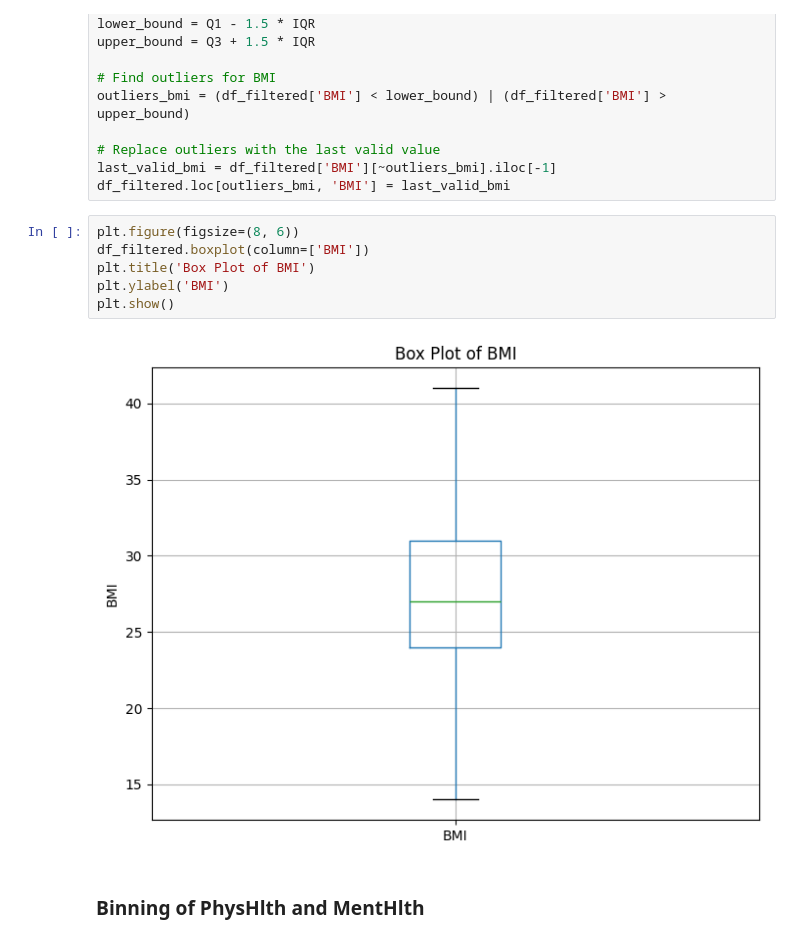
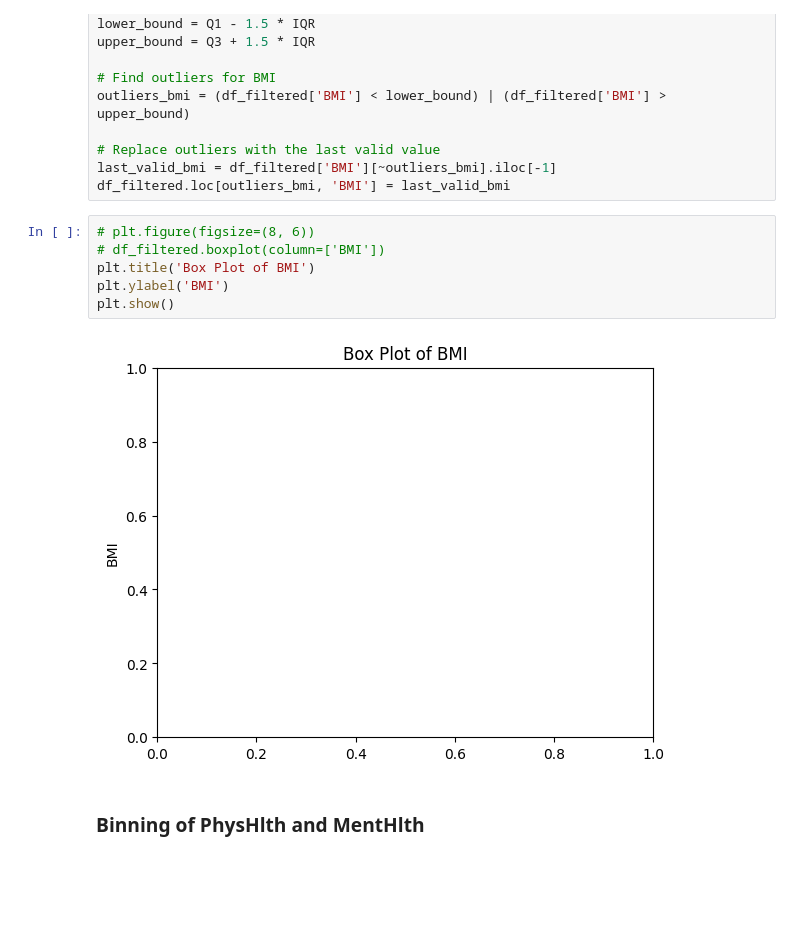
Before and after one commit to Iwaniukooo11/ml-diabetes-prediction, a Jupyter notebook: Diabetes_FE_H.ipynb, the cells around one changed output. Saved outputs shown, nothing was run; the diff lists cells and outputs as text; blank space fills up the shorter version.

```diff
--- a/Diabetes_FE_H.ipynb
+++ b/Diabetes_FE_H.ipynb
@@ -72,13 +95,13 @@ outliers_bmi = (df_filtered['BMI'] < lower_bound) | (df_filtered['BMI'] > upper_
 last_valid_bmi = df_filtered['BMI'][~outliers_bmi].iloc[-1]
 df_filtered.loc[outliers_bmi, 'BMI'] = last_valid_bmi
 # %%
-plt.figure(figsize=(8, 6))
-df_filtered.boxplot(column=['BMI'])
+# plt.figure(figsize=(8, 6))
+# df_filtered.boxplot(column=['BMI'])
 plt.title('Box Plot of BMI')
 plt.ylabel('BMI')
 plt.show()
 # %% [output]
-[figure, old version]
+[figure, new version]
 # %% [markdown]
 ### Binning of PhysHlth and MentHlth
 # %%
```
Also changed, not shown: parts of 21 cells of this notebook, 4 other files.
